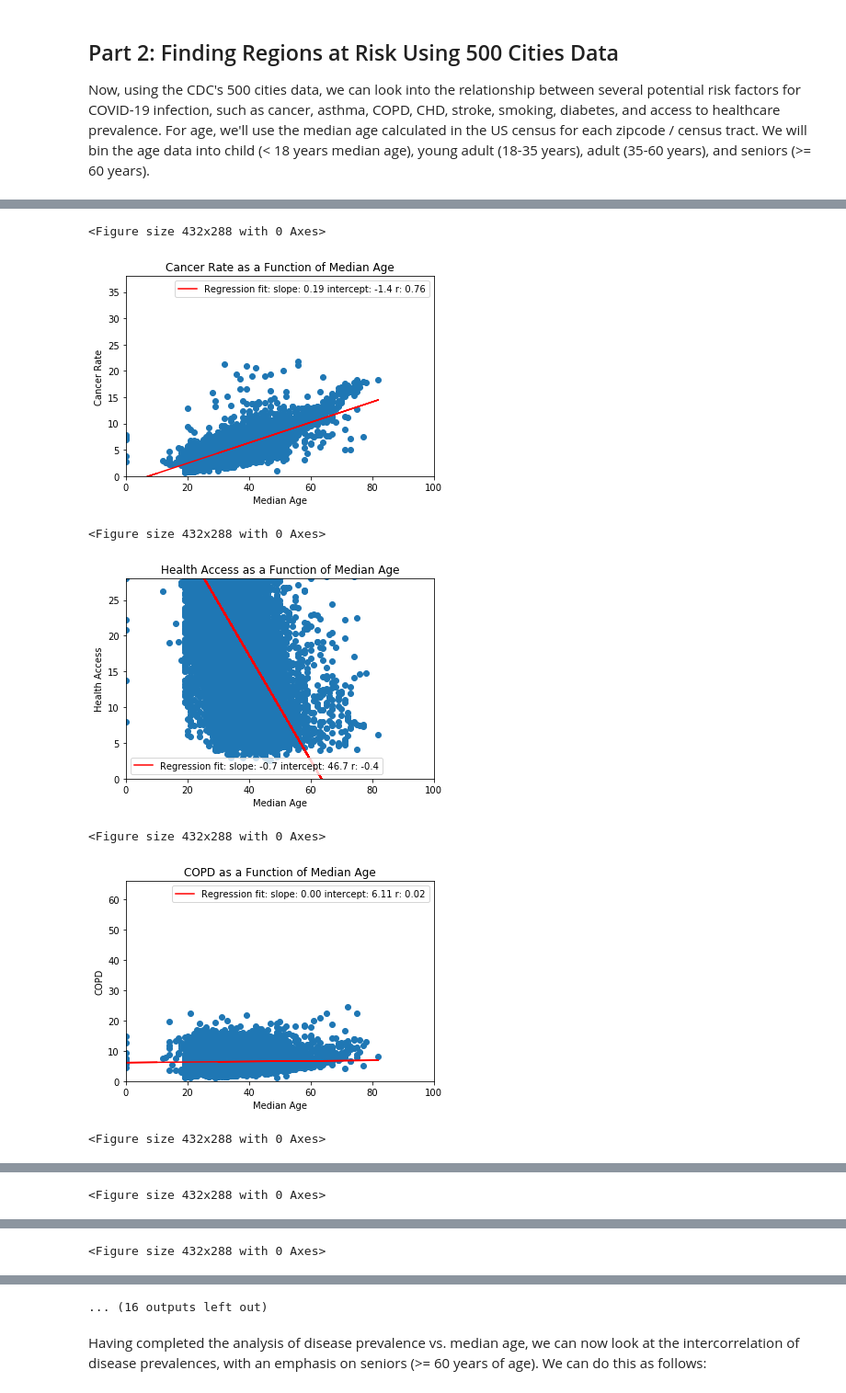
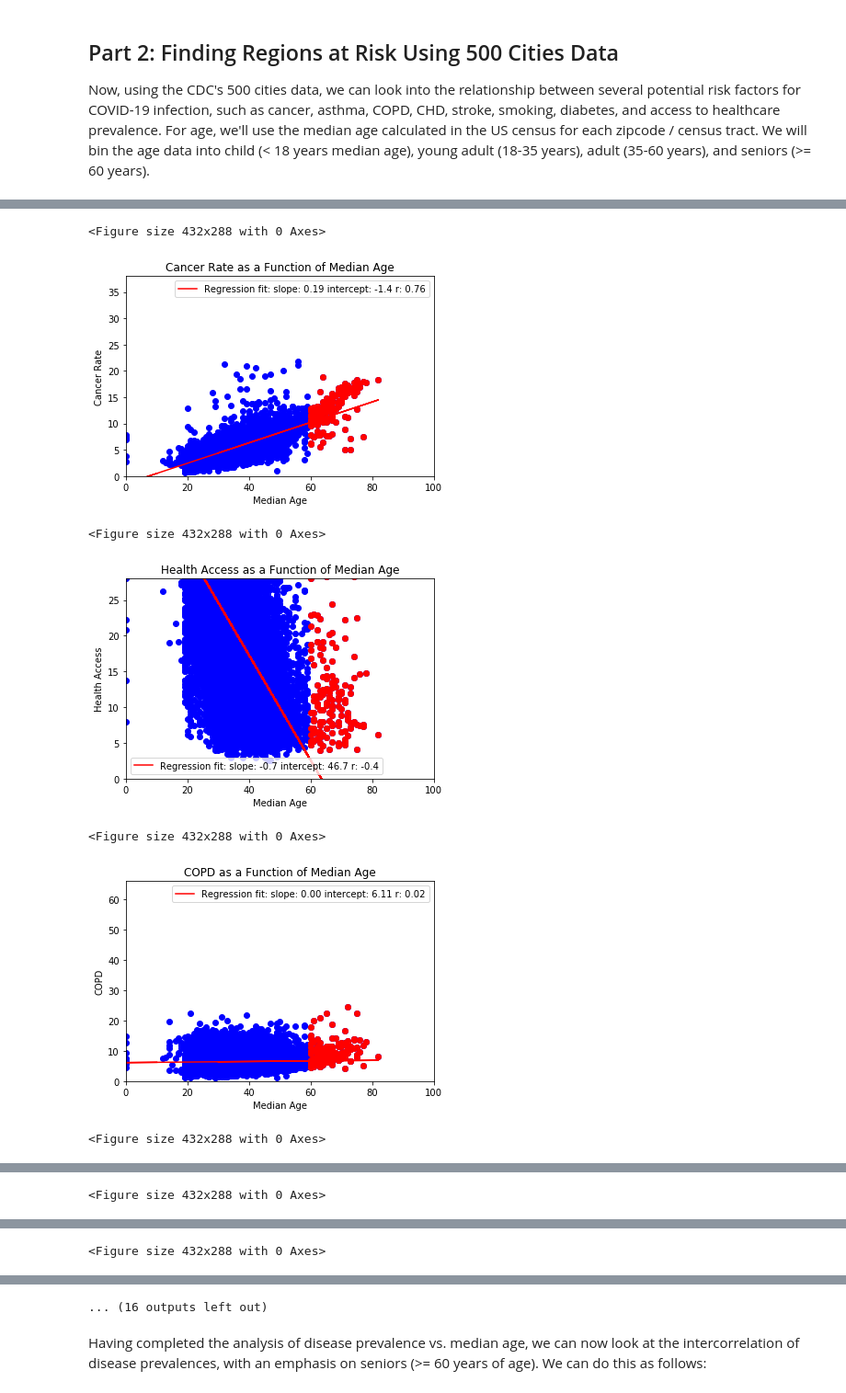
Before and after one commit to andrewdeoXY/xyblog, a Jupyter notebook: COVID19/XY.ai and COVID19.ipynb, the cells around one changed output, grey strips where cells are left out. Shown: that part at 92% size. Drawn from its saved outputs; the diff is of its cells as text; code cells hidden in the pictures.

Commit message:
Added population density, color coded for > 60y age

```diff
--- a/COVID19/XY.ai and COVID19.ipynb
+++ b/COVID19/XY.ai and COVID19.ipynb
@@ -215,54 +215,64 @@ for tfips in finaltable:
     agevals = np.append(agevals, finaltable[tfips]['median_age'])
     densityvals = np.append(densityvals, finaltable[tfips]['density'])
 
-def ShowScatter(xval, yval, tlabels, xtitle, ytitle):
+def ShowScatter(xval, yval, xtitle, ytitle, tmode):
     plt.figure()
     ttitle = ytitle + ' as a Function of ' + xtitle
     fig, ax1 = plt.subplots()
     (m, b) = np.polyfit(xval.astype(float), yval.astype(float), 1)
     correlation = np.corrcoef(xval.astype(float), yval.astype(float))[0,1]
     r = correlation
     tforecast = np.append(xval, [10])
     yp = np.polyval([m, b], tforecast)
     plt.plot(tforecast, yp, label="Regression fit: slope: " + str(m)[0:4] + " intercept: " + str(b)[0:4] + " r: " + str(r)[0:4], color='red')
-    if tlabels == 'None':
-        plt.scatter(xval, yval)
-    if tlabels != 'None':
-        plt.scatter(xval, yval, tlabels)
+    plt.scatter(xval, yval, c="blue")
+
+    # plot age > 60
+    if tmode == "age":
+        redX = np.array([])
+        redY = np.array([])
+        for x in range(0, len(xval)):
+            if xval[x] >= 60:
+                redX = np.append(redX, xval[x])
+                redY = np.append(redY, yval[x])
+        plt.scatter(redX, redY, c="red")
+
     yaxismax = ((np.max(yval) % 10) + 2) * 10
     xaxismax = ((np.max(xval) % 10) + 8) * 10
     if xaxismax < 100:
         xaxismax = 100
     plt.xlim(0, xaxismax)
     plt.ylim(0, yaxismax)
     plt.title(ttitle)
     plt.xlabel(xtitle)
     plt.ylabel(ytitle)
     plt.legend()
     plt.show()
 
 # plot prevalence vs. median age
-ShowScatter(agevals, cancervals, 'None', 'Median Age', 'Cancer Rate')
-ShowScatter(agevals, accessvals, 'None', 'Median Age', 'Health Access')
-ShowScatter(agevals, copdvals, 'None', 'Median Age', 'COPD')
-ShowScatter(agevals, smokingvals, 'None', 'Median Age', 'Smoking')
-ShowScatter(agevals, chdvals, 'None', 'Median Age', 'CHD')
-ShowScatter(agevals, obesityvals, 'None', 'Median Age', 'Obesity')
-ShowScatter(agevals, diabetesvals, 'None', 'Median Age', 'Diabetes')
+tmode = "age"
+ShowScatter(agevals, cancervals, 'Median Age', 'Cancer Rate', tmode)
+ShowScatter(agevals, accessvals, 'Median Age', 'Health Access', tmode)
+ShowScatter(agevals, copdvals, 'Median Age', 'COPD', tmode)
+ShowScatter(agevals, smokingvals, 'Median Age', 'Smoking', tmode)
+ShowScatter(agevals, chdvals, 'Median Age', 'CHD', tmode)
+ShowScatter(agevals, obesityvals, 'Median Age', 'Obesity', tmode)
+ShowScatter(agevals, diabetesvals, 'Median Age', 'Diabetes', tmode)
 
 # plot prevalence vs. density
-ShowScatter(densityvals, cancervals, 'None', 'Density', 'Cancer Rate')
-ShowScatter(densityvals, accessvals, 'None', 'Density', 'Health Access')
-ShowScatter(densityvals, copdvals, 'None', 'Density', 'COPD')
-ShowScatter(densityvals, smokingvals, 'None', 'Density', 'Smoking')
-ShowScatter(densityvals, chdvals, 'None', 'Density', 'CHD')
-ShowScatter(densityvals, obesityvals, 'None', 'Density', 'Obesity')
-ShowScatter(densityvals, diabetesvals, 'None', 'Density', 'Diabetes')
+tmode = "none"
+ShowScatter(densityvals, cancervals, 'Density', 'Cancer Rate', tmode)
+ShowScatter(densityvals, accessvals, 'Density', 'Health Access', tmode)
+ShowScatter(densityvals, copdvals, 'Density', 'COPD', tmode)
+ShowScatter(densityvals, smokingvals, 'Density', 'Smoking', tmode)
+ShowScatter(densityvals, chdvals, 'Density', 'CHD', tmode)
+ShowScatter(densityvals, obesityvals, 'Density', 'Obesity', tmode)
+ShowScatter(densityvals, diabetesvals, 'Density', 'Diabetes', tmode)
 # %% [output]
 <Figure size 432x288 with 0 Axes>
-[figure, old version]
+[figure, new version]
 <Figure size 432x288 with 0 Axes>
-[figure, old version]
+[figure, new version]
 <Figure size 432x288 with 0 Axes>
-[figure, old version]
+[figure, new version]
 <Figure size 432x288 with 0 Axes>
```
Also changed, not shown: parts of 2 cells of this notebook, 1 other file.
